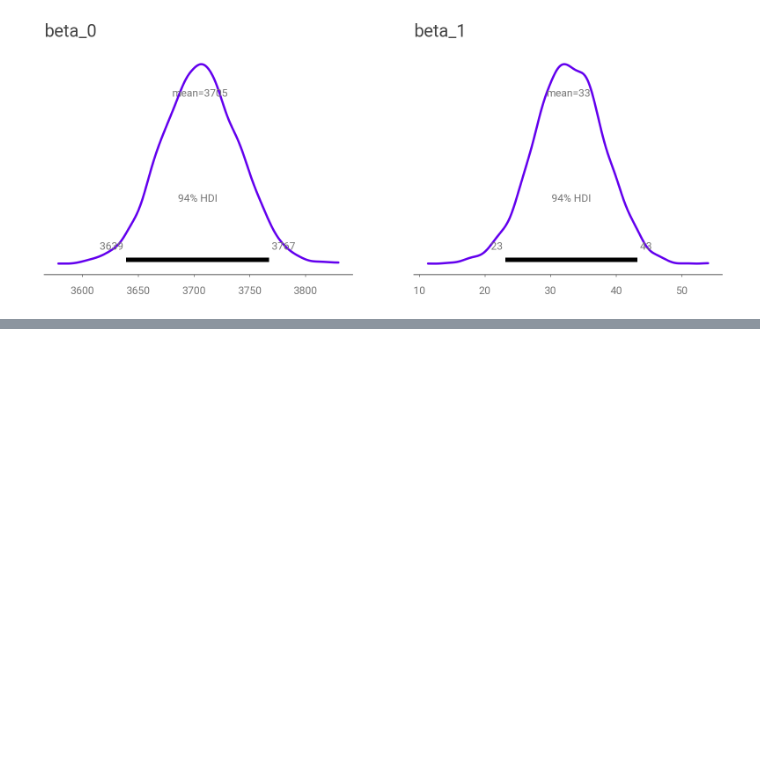
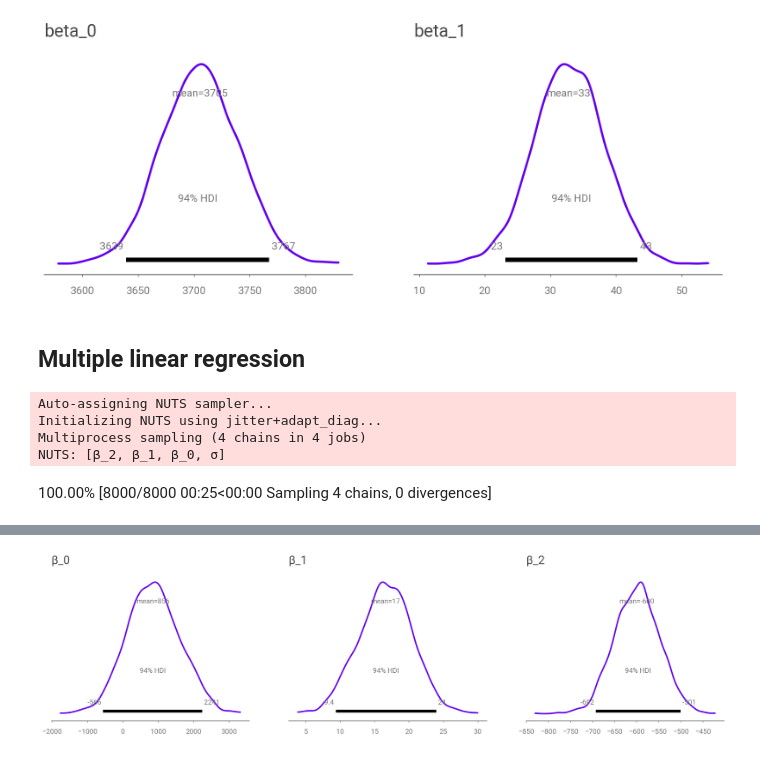
Before and after one commit to paw-lu/bayesian-modeling-computation-python, a Jupyter notebook: notebooks/3_linear_models_and_probabalistic_programming_languages.ipynb, the cells around one changed output, grey strips where cells are left out. Cells and saved outputs as stored; diff of their text form; code cells hidden in the pictures; blank space fills up the shorter version.

Commit message:
:memo: Multiple linear regression

```diff
--- a/notebooks/3_linear_models_and_probabalistic_programming_languages.ipynb
+++ b/notebooks/3_linear_models_and_probabalistic_programming_languages.ipynb
@@ -421,3 +421,30 @@ WARNING:tensorflow:@custom_gradient grad_fn has 'variables' in signature, but no
 2022-05-11 10:14:41.486378: W tensorflow/compiler/tf2xla/kernels/assert_op.cc:38] Ignoring Assert operator mcmc_retry_init/assert_equal_1/Assert/AssertGuard/Assert
 WARNING:tensorflow:6 out of the last 6 calls to <function windowed_adaptive_nuts at 0x...> triggered tf.function retracing. Tracing is expensive and the excessive number of tracings could be due to (1 ...
 [figure]
+# %% [markdown]
+## Multiple linear regression
+# %%
+sex_obs = penguins.loc[adelie_mask, "sex"].replace(
+    {"male": 0, "female": 1}
+)
+
+with pm.Model() as model_penguin_mass_categorical:
+    σ = pm.HalfStudentT("σ", nu=100, sigma=2_000)
+    β_0 = pm.Normal("β_0", mu=0, sigma=3_000)
+    β_1 = pm.Normal("β_1", mu=0, sigma=3_000)
+    β_2 = pm.Normal("β_2", mu=0, sigma=3_000)
+
+    μ = pm.Deterministic("μ", var=β_0 + β_1 * adelie_flipper_length_obs + β_2 * sex_obs)
+    mass = pm.Normal("mass", mu=μ, sigma=σ, observed=adelie_mass_obs)
+
+    inf_data_penguin_mass_categorical = pm.sample(
+        target_accept=0.9, return_inferencedata=True
+    )
+
+az.plot_posterior(inf_data_penguin_mass_categorical, var_names=["β_0", "β_1", "β_2"]);
+# %% [output]
+Auto-assigning NUTS sampler...
+Initializing NUTS using jitter+adapt_diag...
+Multiprocess sampling (4 chains in 4 jobs)
+NUTS: [β_2, β_1, β_0, σ]
+100.00% [8000/8000 00:25<00:00 Sampling 4 chains, 0 divergences]
@@ -423,0 +452 @@ WARNING:tensorflow:6 out of the last 6 calls to <function windowed_adaptive_nuts
+[figure, added]
```
Also changed, not shown: parts of 10 cells of this notebook, 1 other file.
